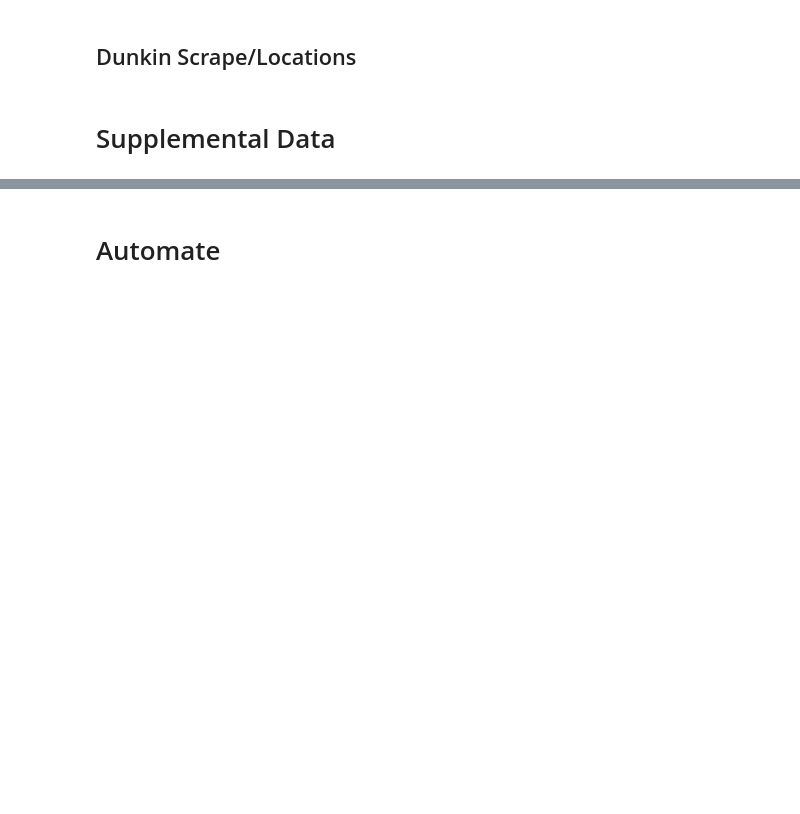
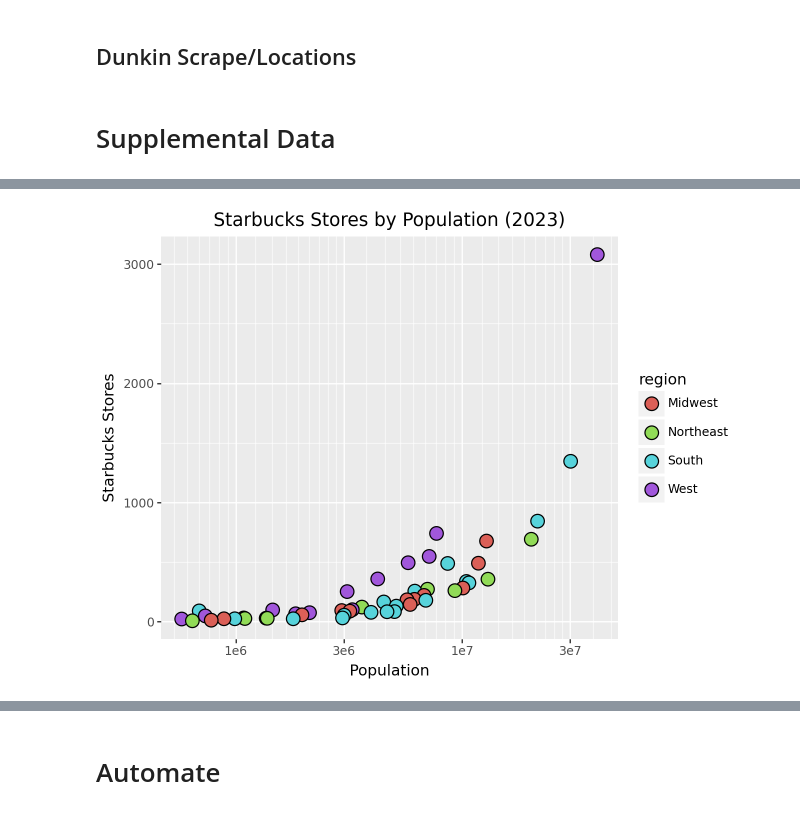
Before and after one commit to hblinken/GSB-544, a Jupyter notebook: Week 4/Lab 4.ipynb, the cells around one changed output, grey strips where cells are left out. Drawn from its saved outputs; the diff is of its cells as text; code cells hidden in the pictures; blank space fills up the shorter version.

```diff
--- a/Week 4/Lab 4.ipynb
+++ b/Week 4/Lab 4.ipynb
@@ -121,3 +129,5 @@ coffee["dunkin_rev2023"]= 1400000000
+# %%
+coffee= coffee.merge(revenue, on = "Year")
 # %%
 region_dict = {
     'Connecticut': 'Northeast',
@@ -229,2 +187,0 @@ np.float64(149556.67129580173)
-# %%
-coffee['starb/state'] = coffee["Population"] / coffee["s_2023"]
@@ -252,0 +188,5 @@ This shows that Starbucks focuses mostly on the west and specifically California
+# %%
+for col in coffee.columns:
+    if col not in ["state", "Population", "region", "Year"]:
+        coffee[col] = coffee[col].astype(str).str.replace(',', '')
+        coffee[col] = pd.to_numeric(coffee[col], errors='coerce')
@@ -252,0 +200,2 @@ This shows that Starbucks focuses mostly on the west and specifically California
+# %%
+coffee_2023 = coffee[coffee["Year"]== "2023"]
@@ -252,0 +252,9 @@ This shows that Starbucks focuses mostly on the west and specifically California
+# %%
+# create a new df that specifies year as 2023
+print((ggplot(coffee_2023, aes(x='Population', y='starb_locs', fill='region')) +
+    geom_point(size=5) +
+    labs(title="Starbucks Stores by Population (2023)", x="Population", y="Starbucks Stores") +
+    scale_x_log10()
+))
+# %% [output]
+[figure, added]
```
Also changed, not shown: parts of 45 cells of this notebook, 2 other files.
